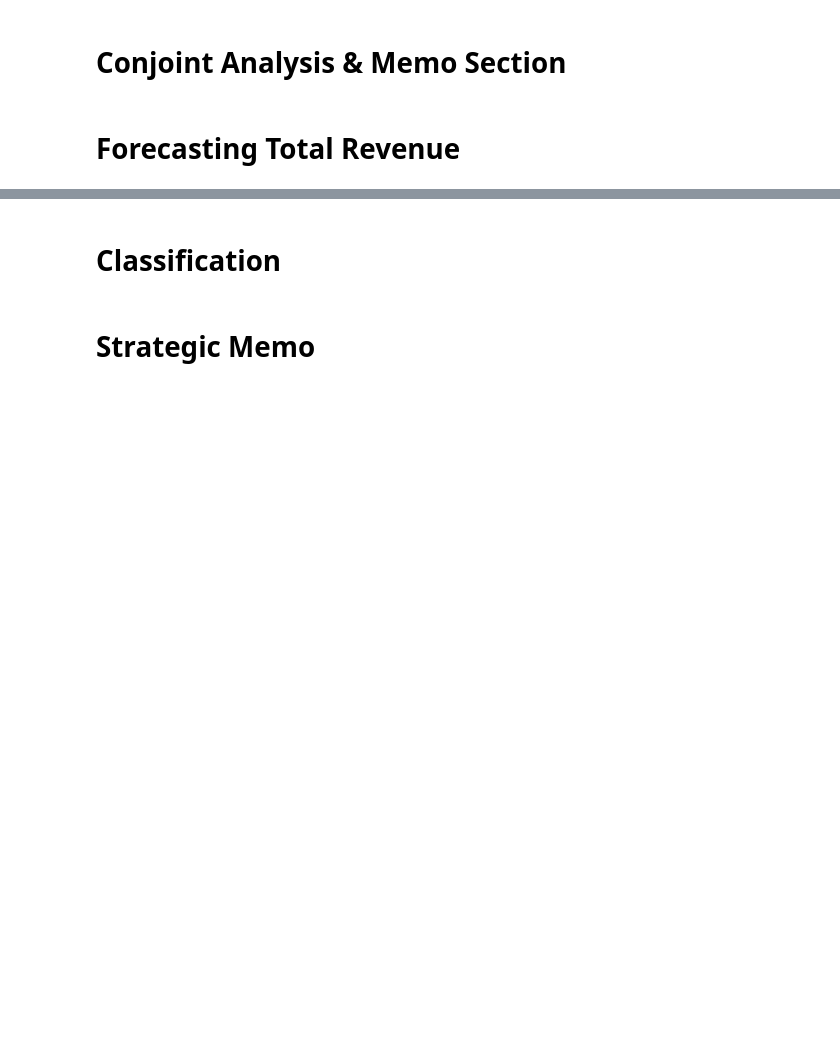
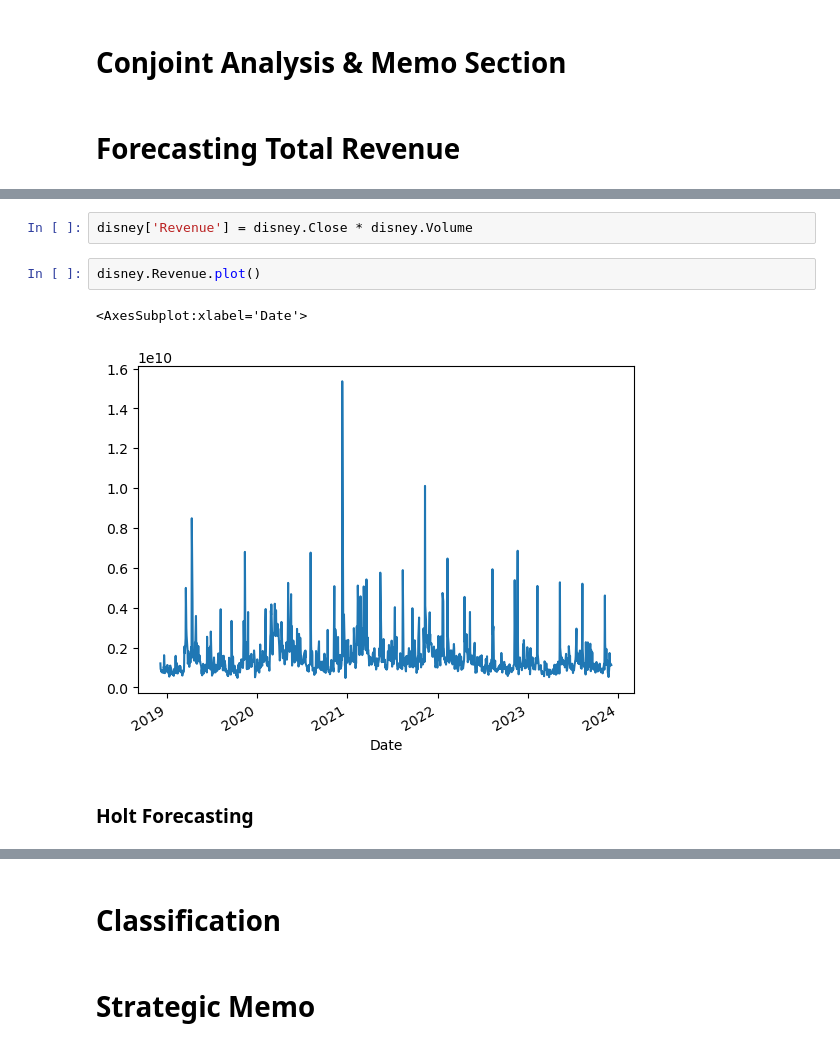
Before and after one commit to dz080/AD654_FinalProject, a Jupyter notebook: dz.ipynb, the cells around one changed output, grey strips where cells are left out. Cells and saved outputs as stored; diff of their text form; blank space fills up the shorter version.

```diff
--- a/dz.ipynb
+++ b/dz.ipynb
@@ -454,0 +466,9 @@ disney.head()
+# %%
+disney['Revenue'] = disney.Close * disney.Volume
+# %%
+disney.Revenue.plot()
+# %% [output]
+<AxesSubplot:xlabel='Date'>
+[figure, added]
+# %% [markdown]
+### Holt Forecasting
```
Also changed, not shown: parts of 19 cells of this notebook, 1 other file.
